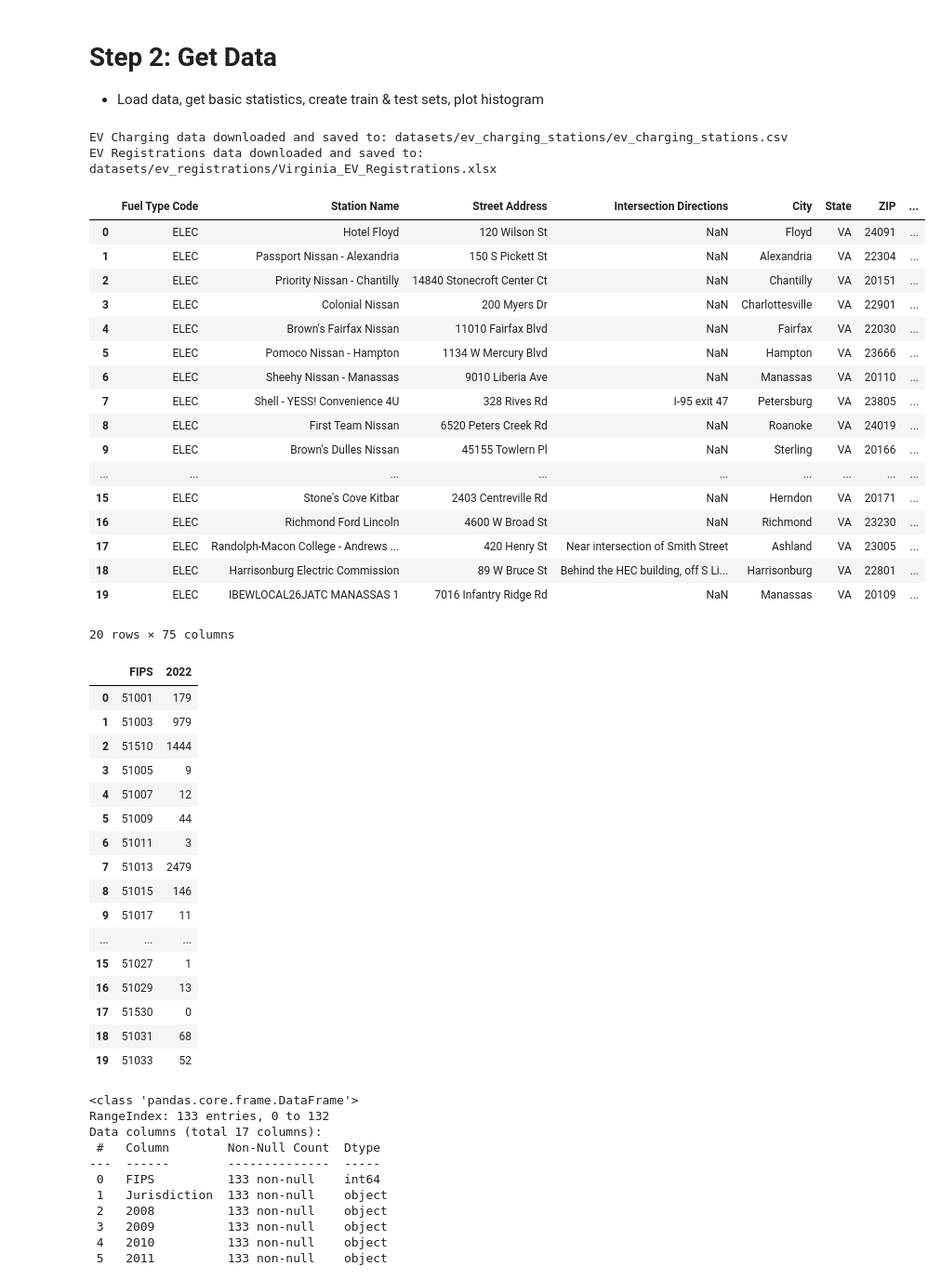
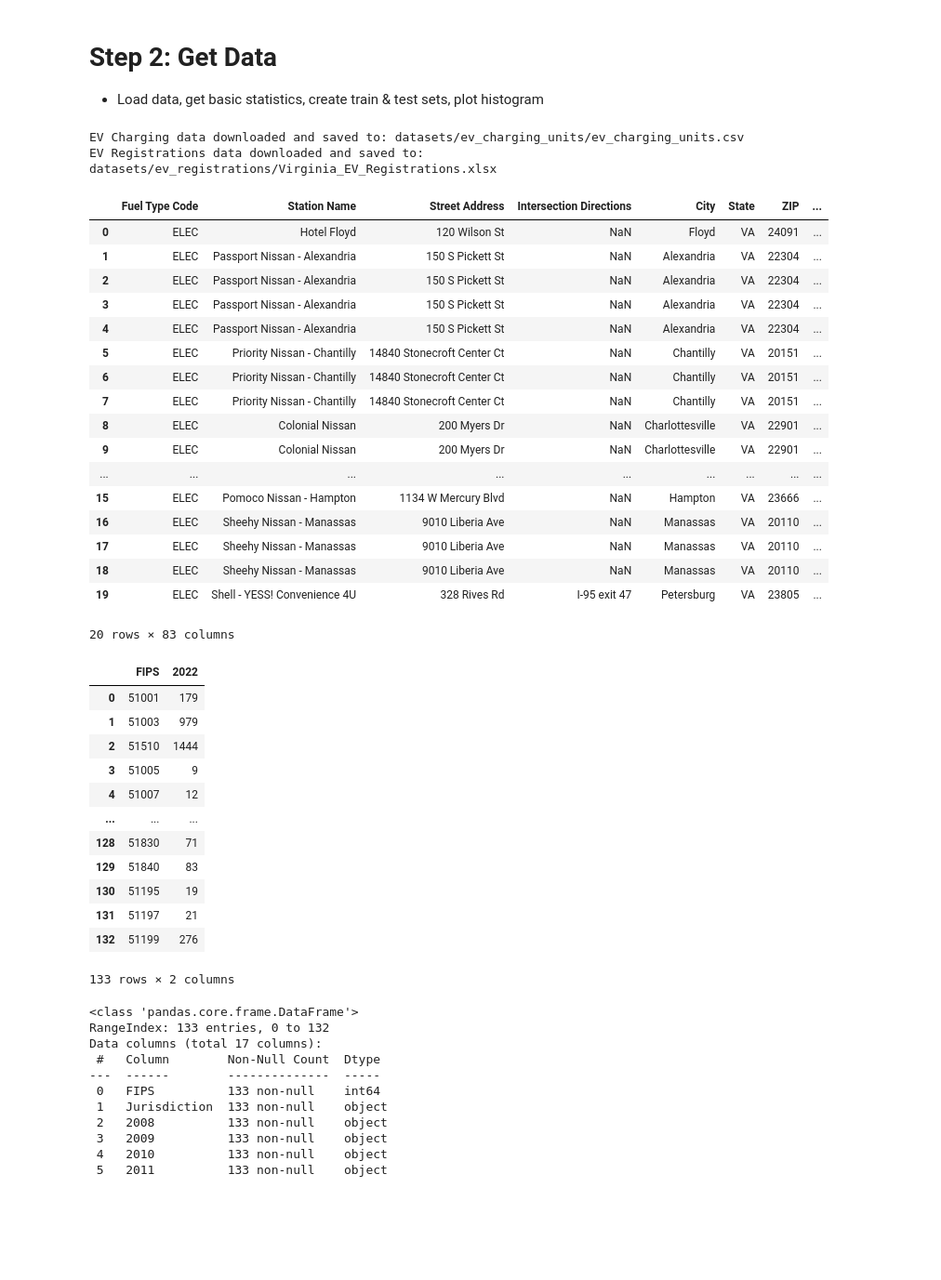
Before and after one commit to manoloc0/cs4774-final-project, a Jupyter notebook: CS4774_Final_Project.ipynb, the cells around one changed output. Shown at 93% size. Cells and saved outputs as stored; diff of their text form; code cells hidden in the pictures; blank space fills up the shorter version.

```diff
--- a/CS4774_Final_Project.ipynb
+++ b/CS4774_Final_Project.ipynb
@@ -36,11 +36,11 @@ import matplotlib.pyplot as plt
 from six.moves import urllib
 
 # URLs for datasets
-EV_CHARGING_STATIONS_URL = "https://developer.nrel.gov/api/alt-fuel-stations/v1.csv?access=public%2Cprivate&api_key=foEpOo7RpC4gPM41vxhvNB8IQLzek39WVbwjlX5p&cards_accepted=all&cng_fill_type=all&cng_has_rng=all&cng_psi=all&country=US&download=true&e85_has_blender_pump=false&ev_charging_level=all&ev_connector_type=all&ev_network=all&fuel_type=ELEC&funding_sources=all&hy_is_retail=true&limit=all&lng_has_rng=all&lpg_include_secondary=false&maximum_vehicle_class=all&offset=0&owner_type=all&state=US-VA&status=E&utf8_bom=true"
+EV_CHARGING_UNITS_URL = "https://developer.nrel.gov/api/alt-fuel-stations/v1/ev-charging-units.csv?access=public%2Cprivate&api_key=foEpOo7RpC4gPM41vxhvNB8IQLzek39WVbwjlX5p&cards_accepted=all&cng_fill_type=all&cng_has_rng=all&cng_psi=all&country=US&download=true&e85_has_blender_pump=false&ev_charging_level=all&ev_connector_type=all&ev_network=all&fuel_type=ELEC&funding_sources=all&hy_is_retail=true&limit=all&lng_has_rng=all&lpg_include_secondary=false&maximum_vehicle_class=all&offset=0&owner_type=all&state=US-VA&status=E&utf8_bom=true"
 EV_REGISTRATIONS_URL = "https://driveelectricva.org/wp-content/uploads/2023/07/Virginia-Electric-Vehicle-Hybrid-Electric-Vehicle-Registrations-by-Jurisdiction-2008-2022.xlsx"
 
 # Paths to save the files
-EV_CHARGING_PATH = os.path.join("datasets", "ev_charging_stations")
+EV_CHARGING_PATH = os.path.join("datasets", "ev_charging_units")
 EV_REGISTRATIONS_PATH = os.path.join("datasets", "ev_registrations")
 
 def fetch_data():
@@ -49,8 +49,8 @@ def fetch_data():
     # Download EV Charging Data
     if not os.path.isdir(EV_CHARGING_PATH):
         os.makedirs(EV_CHARGING_PATH)
-    csv_path = os.path.join(EV_CHARGING_PATH, "ev_charging_stations.csv")
-    urllib.request.urlretrieve(EV_CHARGING_STATIONS_URL, csv_path)
+    csv_path = os.path.join(EV_CHARGING_PATH, "ev_charging_units.csv")
+    urllib.request.urlretrieve(EV_CHARGING_UNITS_URL, csv_path)
     print("EV Charging data downloaded and saved to:", csv_path)
 
     # Download EV Registrations Data
@@ -62,40 +62,40 @@ def fetch_data():
 
 fetch_data()
 # %% [output]
-EV Charging data downloaded and saved to: datasets/ev_charging_stations/ev_charging_stations.csv
+EV Charging data downloaded and saved to: datasets/ev_charging_units/ev_charging_units.csv
 EV Registrations data downloaded and saved to: datasets/ev_registrations/Virginia_EV_Registrations.xlsx
 # %%
-EV_CHARGING_PATH = os.path.join("datasets", "ev_charging_stations")
+EV_CHARGING_PATH = os.path.join("datasets", "ev_charging_units")
 
 def load_ev_charging_data(ev_charging_path=EV_CHARGING_PATH):
     """Load EV Charging Stations Data into Workspace from a CSV file."""
-    csv_path = os.path.join(ev_charging_path, "ev_charging_stations.csv")
+    csv_path = os.path.join(ev_charging_path, "ev_charging_units.csv")
     return pd.read_csv(csv_path)
 
 # Load the EV charging station data
-ev_charging = load_ev_charging_data()
+ev_charging = load_ev_charging_data(s
 
 # Display the first 20 rows of the data
 ev_charging.head(20)
 # %% [output]
 |  | Fuel Type Code | Station Name | Street Address | Intersection Directions | City | State | ZIP | ... |
 | 0 | ELEC | Hotel Floyd | 120 Wilson St | NaN | Floyd | VA | 24091 | ... |
 | 1 | ELEC | Passport Nissan - Alexandria | 150 S Pickett St | NaN | Alexandria | VA | 22304 | ... |
-| 2 | ELEC | Priority Nissan - Chantilly | 14840 Stonecroft Center Ct | NaN | Chantilly | VA | 20151 | ... |
-| 3 | ELEC | Colonial Nissan | 200 Myers Dr | NaN | Charlottesville | VA | 22901 | ... |
-| 4 | ELEC | Brown's Fairfax Nissan | 11010 Fairfax Blvd | NaN | Fairfax | VA | 22030 | ... |
-| 5 | ELEC | Pomoco Nissan - Hampton | 1134 W Mercury Blvd | NaN | Hampton | VA | 23666 | ... |
-| 6 | ELEC | Sheehy Nissan - Manassas | 9010 Liberia Ave | NaN | Manassas | VA | 20110 | ... |
-| 7 | ELEC | Shell - YESS! Convenience 4U | 328 Rives Rd | I-95 exit 47 | Petersburg | VA | 23805 | ... |
-| 8 | ELEC | First Team Nissan | 6520 Peters Creek Rd | NaN | Roanoke | VA | 24019 | ... |
-| 9 | ELEC | Brown's Dulles Nissan | 45155 Towlern Pl | NaN | Sterling | VA | 20166 | ... |
+| 2 | ELEC | Passport Nissan - Alexandria | 150 S Pickett St | NaN | Alexandria | VA | 22304 | ... |
+| 3 | ELEC | Passport Nissan - Alexandria | 150 S Pickett St | NaN | Alexandria | VA | 22304 | ... |
+| 4 | ELEC | Passport Nissan - Alexandria | 150 S Pickett St | NaN | Alexandria | VA | 22304 | ... |
+| 5 | ELEC | Priority Nissan - Chantilly | 14840 Stonecroft Center Ct | NaN | Chantilly | VA | 20151 | ... |
+| 6 | ELEC | Priority Nissan - Chantilly | 14840 Stonecroft Center Ct | NaN | Chantilly | VA | 20151 | ... |
+| 7 | ELEC | Priority Nissan - Chantilly | 14840 Stonecroft Center Ct | NaN | Chantilly | VA | 20151 | ... |
+| 8 | ELEC | Colonial Nissan | 200 Myers Dr | NaN | Charlottesville | VA | 22901 | ... |
+| 9 | ELEC | Colonial Nissan | 200 Myers Dr | NaN | Charlottesville | VA | 22901 | ... |
 | ... | ... | ... | ... | ... | ... | ... | ... | ... |
-| 15 | ELEC | Stone's Cove Kitbar | 2403 Centreville Rd | NaN | Herndon | VA | 20171 | ... |
-| 16 | ELEC | Richmond Ford Lincoln | 4600 W Broad St | NaN | Richmond | VA | 23230 | ... |
-| 17 | ELEC | Randolph-Macon College - Andrews ... | 420 Henry St | Near intersection of Smith Street | Ashland | VA | 23005 | ... |
-| 18 | ELEC | Harrisonburg Electric Commission | 89 W Bruce St | Behind the HEC building, off S Li... | Harrisonburg | VA | 22801 | ... |
-| 19 | ELEC | IBEWLOCAL26JATC MANASSAS 1 | 7016 Infantry Ridge Rd | NaN | Manassas | VA | 20109 | ... |
+| 15 | ELEC | Pomoco Nissan - Hampton | 1134 W Mercury Blvd | NaN | Hampton | VA | 23666 | ... |
+| 16 | ELEC | Sheehy Nissan - Manassas | 9010 Liberia Ave | NaN | Manassas | VA | 20110 | ... |
+| 17 | ELEC | Sheehy Nissan - Manassas | 9010 Liberia Ave | NaN | Manassas | VA | 20110 | ... |
+| 18 | ELEC | Sheehy Nissan - Manassas | 9010 Liberia Ave | NaN | Manassas | VA | 20110 | ... |
+| 19 | ELEC | Shell - YESS! Convenience 4U | 328 Rives Rd | I-95 exit 47 | Petersburg | VA | 23805 | ... |
-20 rows × 75 columns
+20 rows × 83 columns
 # %%
 EV_REGISTRATIONS_PATH = os.path.join("datasets", "ev_registrations")
 
@@ -110,7 +110,7 @@ ev_registrations_2022 = ev_registrations[["FIPS",2022]] # from reg
 
 
 # Display the first 20 rows of the data
-ev_registrations_2022.head(20)
+ev_registrations_2022.head(140)
 # %% [output]
 |  | FIPS | 2022 |
 | 0 | 51001 | 179 |
@@ -118,17 +118,13 @@ ev_registrations_2022.head(20)
 | 2 | 51510 | 1444 |
 | 3 | 51005 | 9 |
 | 4 | 51007 | 12 |
-| 5 | 51009 | 44 |
-| 6 | 51011 | 3 |
-| 7 | 51013 | 2479 |
-| 8 | 51015 | 146 |
-| 9 | 51017 | 11 |
 | ... | ... | ... |
-| 15 | 51027 | 1 |
-| 16 | 51029 | 13 |
-| 17 | 51530 | 0 |
-| 18 | 51031 | 68 |
-| 19 | 51033 | 52 |
+| 128 | 51830 | 71 |
+| 129 | 51840 | 83 |
+| 130 | 51195 | 19 |
+| 131 | 51197 | 21 |
+| 132 | 51199 | 276 |
+133 rows × 2 columns
 # %%
 ev_registrations.info()
 # %% [output]
```
Also changed, not shown: parts of 7 cells of this notebook.
